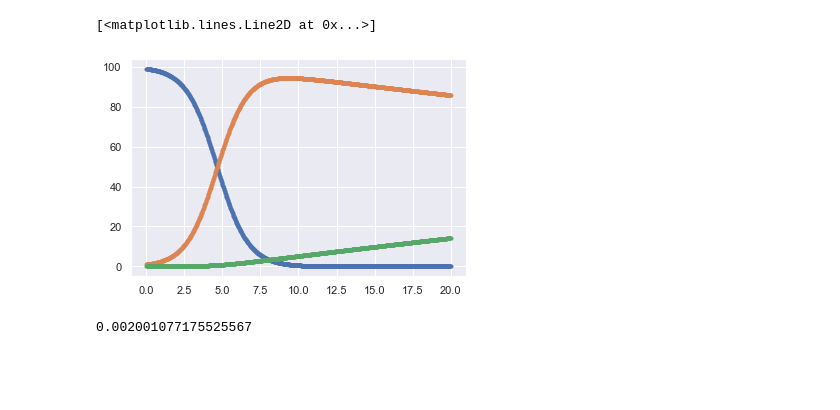
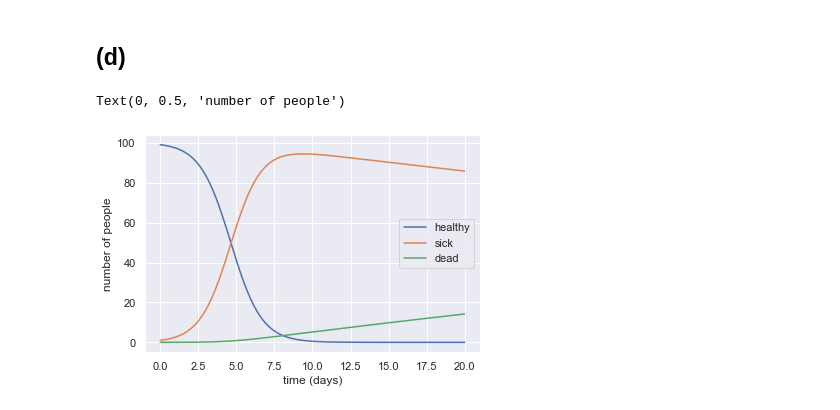
Before and after one commit to sbeeler/BIOL301_Fall2022, a Jupyter notebook: _sources/HW3_solutions.ipynb, the cells around one changed output. Cells and saved outputs as stored; diff of their text form; code cells hidden in the pictures; blank space fills up the shorter version.

```diff
--- a/_sources/HW3_solutions.ipynb
+++ b/_sources/HW3_solutions.ipynb
@@ -61,4 +75,0 @@ While we don't yet have the mathematical tools for how to analyze a system of tw
-# %%
-for t in range(num_steps-1):
-    x[t+1] = x[t] + x[t]*(3 - 2*x[t] - y[t])*dt
-    y[t+1] = y[t] + y[t]*(2 - x[t] - y[t])*dt
@@ -125,16 +116,19 @@ plt.ylabel('sheep');
 # %%
-def LV_rhs(xy, t):
+def epi_rhs(xyz, t, k, l):
     """
-    Right hand side for lotka-volterra
+    Right hand side for epidemic model
     """
     # Unpack x and y
-    x,y = xy
+    x,y,z = xyz
 
     # Compute dx/dt
-    dx_dt =  x*(3 - 2*x - y)
+    dx_dt = -k*x*y
 
     # Compute dy/dt
-    dy_dt =  x*(2 - x - y)
+    dy_dt = k*x*y - l*y
 
+    dz_dt = l*y
+
+    #print(dx_dt,dy_dt,dz_dt)
     # Return the result as a NumPy array
-    return np.array([dx_dt, dy_dt])
+    return np.array([dx_dt, dy_dt, dz_dt])
@@ -206,22 +135,3 @@ plt.plot(x,y,'.')
-# %%
-def epi_rhs(xyz, t, k, l):
-    """
-    Right hand side for lotka-volterra
-    """
-    # Unpack x and y
-    x,y,z = xyz
-
-    # Compute dx/dt
-    dx_dt = -k*x*y
-
-    # Compute dy/dt
-    dy_dt = k*x*y - l*y
-
-    dz_dt = l*y
-
-    #print(dx_dt,dy_dt,dz_dt)
-    # Return the result as a NumPy array
-    return np.array([dx_dt, dy_dt, dz_dt])
 # %%
 # Time points we want for the solution
 t = np.linspace(0, 20, 1000)
@@ -238,14 +148,13 @@ args = (k, l)
 
 # Integrate ODES
 xyz = scipy.integrate.odeint(epi_rhs, xyz_0, t, args=args)
-# %%
-plt.plot(t, xyz[:,0], '.')
-plt.plot(t, xyz[:,1], '.')
-plt.plot(t, xyz[:,2], '.')
-# %% [output]
-[<matplotlib.lines.Line2D at 0x...>]
-[figure, removed]
-# %%
-xyz[:,0][2]
-# %% [output]
-0.002001077175525567
+# %% [markdown]
+## (d)
+# %%
+plt.plot(t, xyz);
+plt.legend(["healthy", "sick", "dead"])
+plt.xlabel("time (days)")
+plt.ylabel("number of people")
+# %% [output]
+Text(0, 0.5, 'number of people')
+[figure, added]
```
Also changed, not shown: parts of 33 cells of this notebook, 20 other files.
